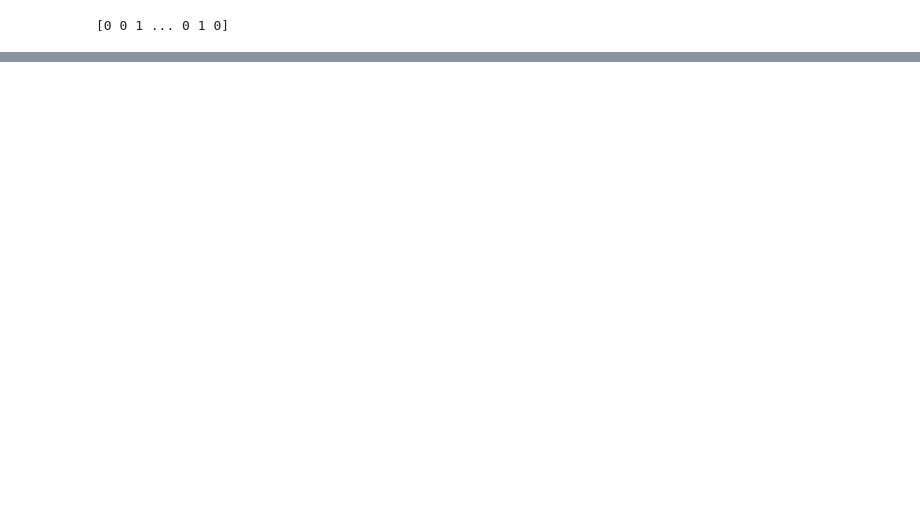
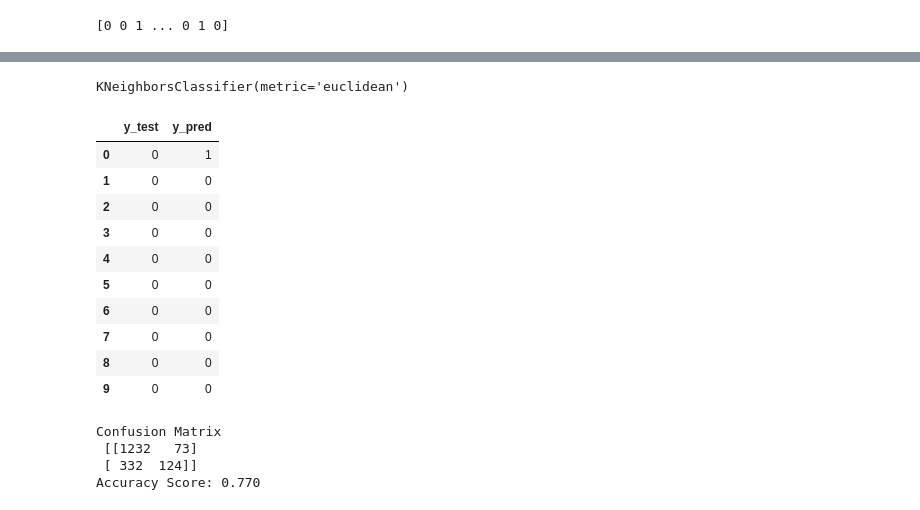
Before and after one commit to Marsh16/AFL1_Evelyn_Marsha_ML, a Jupyter notebook: AFL1_Evelyn_Marsha.ipynb, the cells around one changed output, grey strips where cells are left out. Saved outputs shown, nothing was run; the diff lists cells and outputs as text; code cells hidden in the pictures; blank space fills up the shorter version.

```diff
--- a/AFL1_Evelyn_Marsha.ipynb
+++ b/AFL1_Evelyn_Marsha.ipynb
@@ -369,0 +478,36 @@ logloss
+# %%
+#KNN
+from sklearn.neighbors import KNeighborsClassifier
+
+classifier = KNeighborsClassifier(n_neighbors = 5, metric = "euclidean", p = 2)
+classifier.fit(X_train, y_train)
+# %% [output]
+KNeighborsClassifier(metric='euclidean')
+# %%
+y_pred = classifier.predict(X_test)
+evaluate = pd.DataFrame({'y_test': y_test, 'y_pred': y_pred})
+evaluate.head(10)
+# %% [output]
+|  | y_test | y_pred |
+| 0 | 0 | 1 |
+| 1 | 0 | 0 |
+| 2 | 0 | 0 |
+| 3 | 0 | 0 |
+| 4 | 0 | 0 |
+| 5 | 0 | 0 |
+| 6 | 0 | 0 |
+| 7 | 0 | 0 |
+| 8 | 0 | 0 |
+| 9 | 0 | 0 |
+# %%
+from sklearn.metrics import confusion_matrix, accuracy_score
+# Identifying TP, TN, FP, and FN
+cm = confusion_matrix(y_test, y_pred)
+print ("Confusion Matrix\n", cm)
+# Display the accuracy score
+print("Accuracy Score: {:0.3f}". format (accuracy_score (y_test, y_pred) ))
+# %% [output]
+Confusion Matrix
+ [[1232   73]
+ [ 332  124]]
+Accuracy Score: 0.770
```
Also changed, not shown: parts of 23 cells of this notebook.
